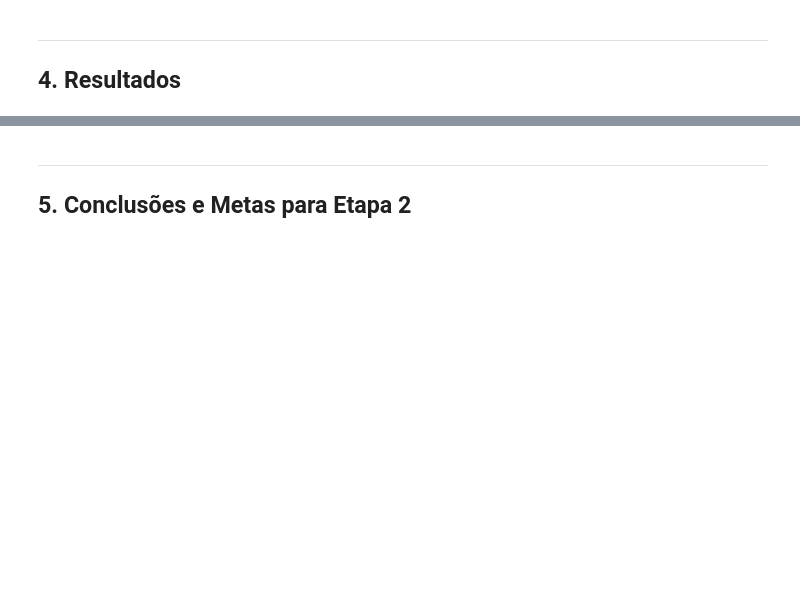
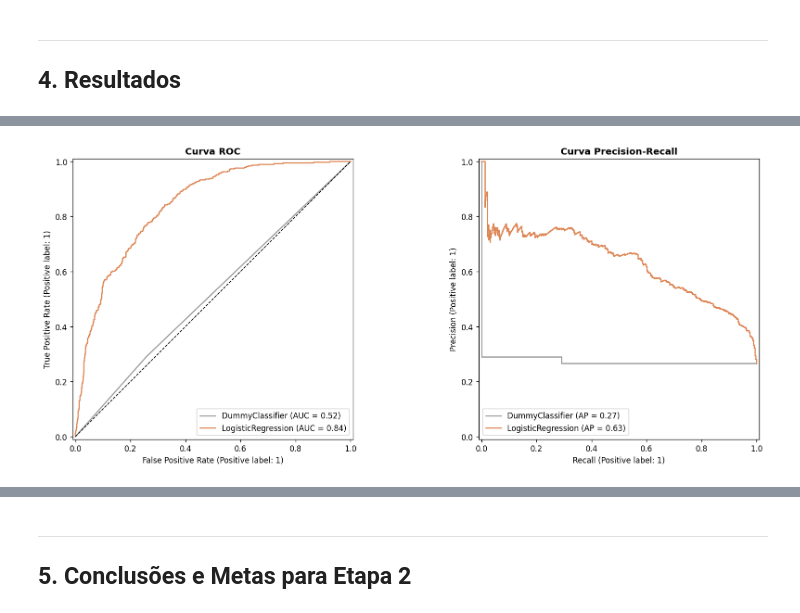
Before and after one commit to Plee47/TC1-Rede-Neural-para-Previsao-de-Churn-com-Pipeline-Profissional-End-to-End, a Jupyter notebook: notebooks/02_baselines.ipynb, the cells around one changed output, grey strips where cells are left out. Drawn from its saved outputs; the diff is of its cells as text; code cells hidden in the pictures; blank space fills up the shorter version.

```diff
--- a/notebooks/02_baselines.ipynb
+++ b/notebooks/02_baselines.ipynb
@@ -170,18 +201,20 @@ print('📌 Verde = melhor valor por coluna')
 # %%
 fig, axes = plt.subplots(1, 2, figsize=(15, 6))
 
 for name, y_prob, color in [
     ('DummyClassifier',    y_prob_dummy, '#999999'),
     ('LogisticRegression', y_prob_lr,    COLORS['churn']),
 ]:
-    RocCurveDisplay.from_predictions(y_test, y_prob, name=name, ax=axes[0], color=color)
-    PrecisionRecallDisplay.from_predictions(y_test, y_prob, name=name, ax=axes[1], color=color)
+    RocCurveDisplay.from_predictions(y_test, y_prob, name=name, ax=axes[0], curve_kwargs={'color': color})
+    PrecisionRecallDisplay.from_predictions(y_test, y_prob, name=name, ax=axes[1], curve_kwargs={'color': color})
 
 axes[0].plot([0,1],[0,1],'k--',linewidth=1)
 axes[0].set_title('Curva ROC', fontweight='bold')
 axes[1].set_title('Curva Precision-Recall', fontweight='bold')
 plt.tight_layout()
 plt.show()
+# %% [output]
+[figure, added]
 # %%
 y_pred_lr = (y_prob_lr >= 0.5).astype(int)
 cm = confusion_matrix(y_test, y_pred_lr)
```
Also changed, not shown: parts of 10 cells of this notebook, 12 other files.
